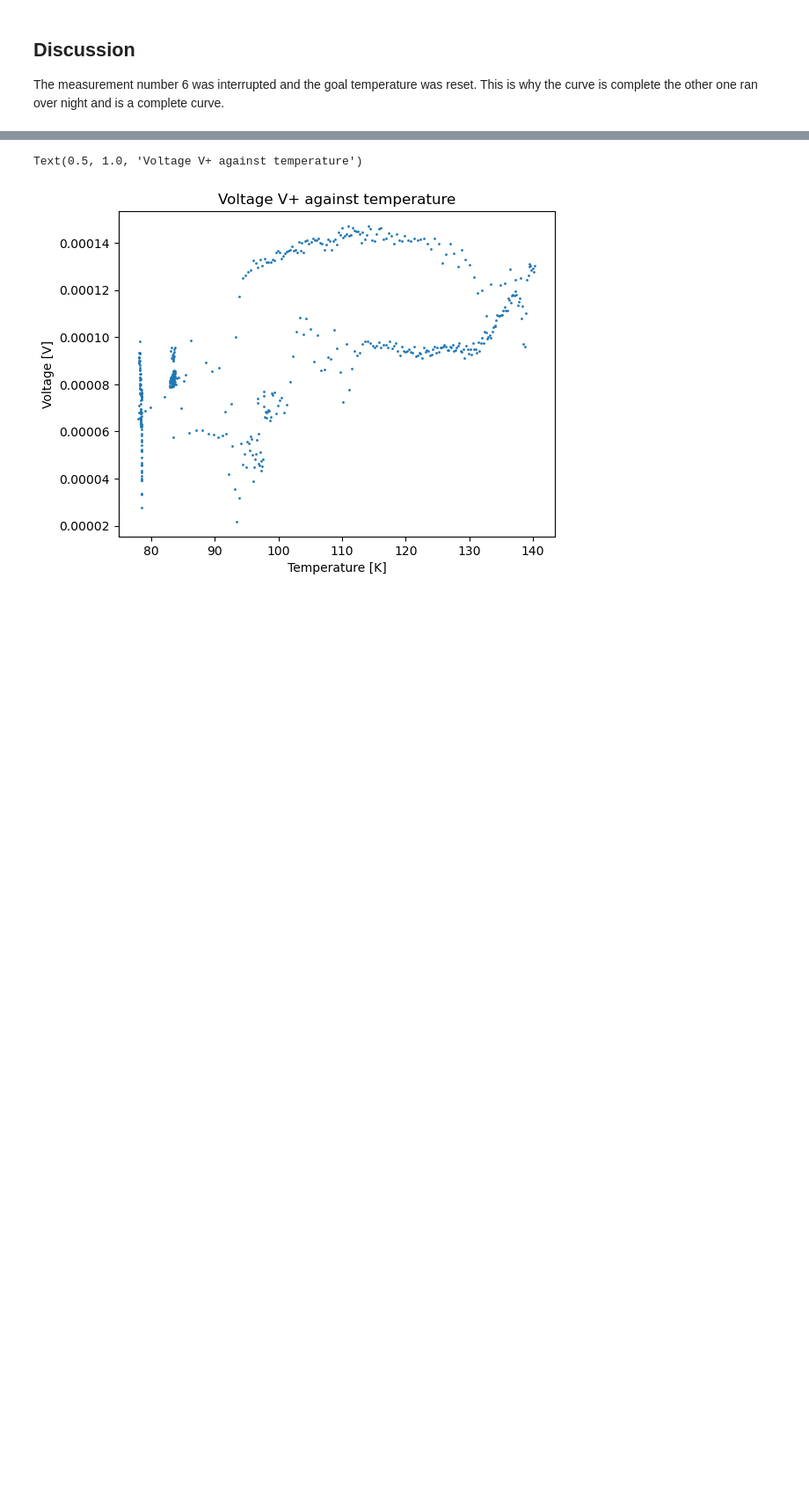
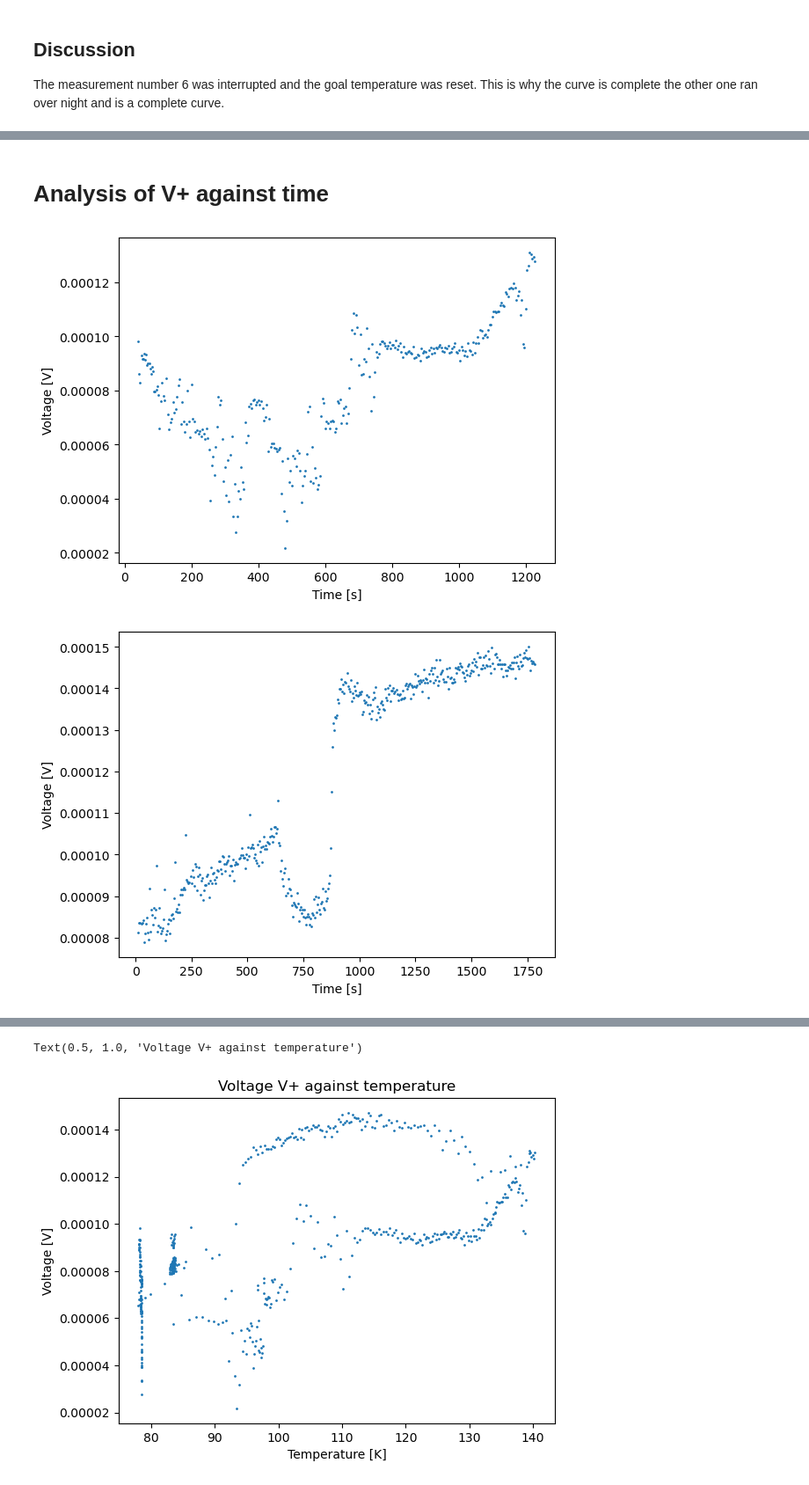
Before and after one commit to JanZur/Solid_state_physics_lab, a Jupyter notebook: solidstates_lab.ipynb, the cells around one changed output, grey strips where cells are left out. Shown: that part at 88% size. Saved outputs shown, nothing was run; the diff lists cells and outputs as text; code cells hidden in the pictures; blank space fills up the shorter version.

```diff
--- a/solidstates_lab.ipynb
+++ b/solidstates_lab.ipynb
@@ -95,0 +115,43 @@ other one ran over night and is a complete curve.
+# %%
+#split the data into heating and cooling
+#index of the maximal temperature
+max_temperature_index_01 = np.argmax(measurement_01_data_average_temperature)
+max_temperature_index_02 = np.argmax(measurement_02_data_average_temperature)
+max_temperature_index_03 = np.argmax(measurement_03_data_average_temperature)
+max_temperature_index_04 = np.argmax(measurement_04_data_average_temperature)
+max_temperature_index_05 = np.argmax(measurement_05_data_average_temperature)
+max_temperature_index_06 = np.argmax(measurement_06_data_average_temperature)
+
+heating_data_01 = measurement_01_data[:max_temperature_index_01]
+cooling_data_01 = measurement_01_data[max_temperature_index_01:]
+
+heating_data_02 = measurement_02_data[:max_temperature_index_02]
+cooling_data_02 = measurement_02_data[max_temperature_index_02:]
+
+heating_data_03 = measurement_03_data[:max_temperature_index_03]
+cooling_data_03 = measurement_03_data[max_temperature_index_03:]
+
+heating_data_04 = measurement_04_data[:max_temperature_index_04]
+cooling_data_04 = measurement_04_data[max_temperature_index_04:]
+
+heating_data_05 = measurement_05_data[:max_temperature_index_05]
+cooling_data_05 = measurement_05_data[max_temperature_index_05:]
+
+heating_data_06 = measurement_06_data
+# %% [markdown]
+# Analysis of V+ against time
+# %%
+#plot the voltage V+ against the time for the heating and cooling data only for heating
+titles = ['heating_time_vs_voltage_01_Vplus.png', 'heating_time_vs_voltage_02_Vplus.png', 'heating_time_vs_voltage_03_Vplus.png',
+          'heating_time_vs_voltage_04_Vplus.png', 'heating_time_vs_voltage_05_Vplus.png', 'heating_time_vs_voltage_06_Vplus.png']
+for data in [heating_data_01, heating_data_02, heating_data_03, heating_data_04, heating_data_05, heating_data_06] :
+    plt.scatter(data[:,7], data[:,2], s = 1)
+    plt.xlabel('Time [s]')
+    plt.ylabel('Voltage [V]')
+    #invert title array
+    titles = titles[::-1]
+    plt.savefig(titles.pop())
+    plt.show()
+# %% [output]
+[figure, added]
+[figure, added]
```
Also changed, not shown: parts of 20 cells of this notebook.
